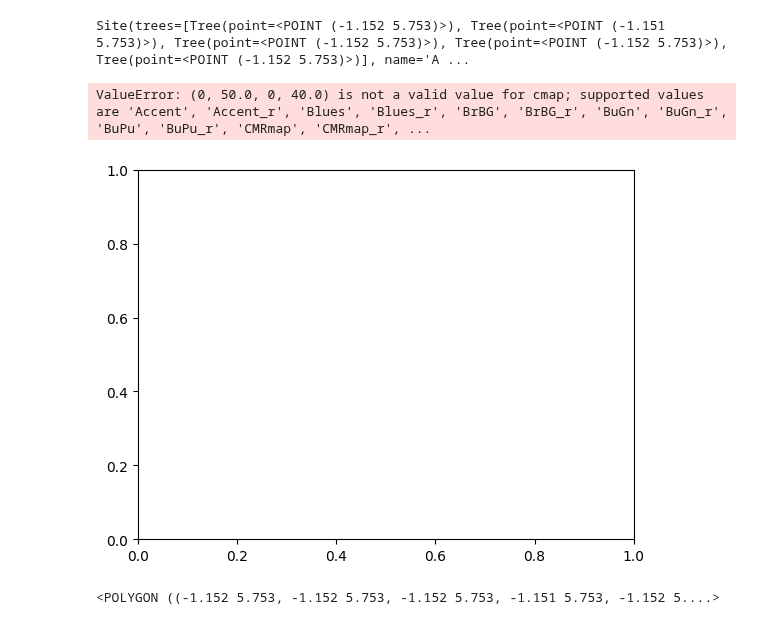
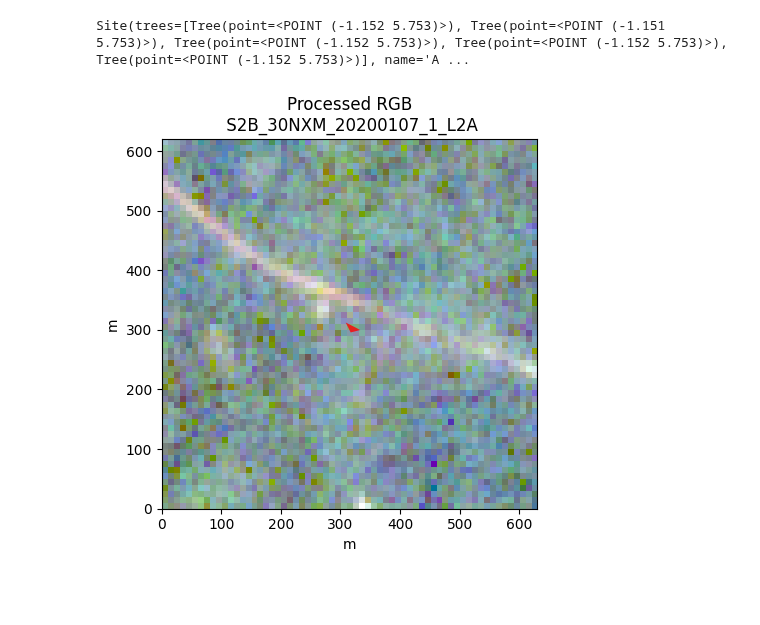
Before and after one commit to arthurgassner-synotis/forestero-skymap-poc, a Jupyter notebook: nb/4-sentinel-plot.ipynb, the cells around one changed output. Saved outputs shown, nothing was run; the diff lists cells and outputs as text; code cells hidden in the pictures; blank space fills up the shorter version.

Commit message:
feat: implement plot_over_scenes

```diff
--- a/nb/4-sentinel-plot.ipynb
+++ b/nb/4-sentinel-plot.ipynb
@@ -29,14 +33,9 @@ s
 # %% [output]
 Site(trees=[Tree(point=<POINT (-1.152 5.753)>), Tree(point=<POINT (-1.151 5.753)>), Tree(point=<POINT (-1.152 5.753)>), Tree(point=<POINT (-1.152 5.753)>), Tree(point=<POINT (-1.152 5.753)>)], name='A ...
 # %%
-ss.plot(s.polygon, padding_m=10)
+ss.plot(s.polygon, padding_m=300)
 # %% [output]
-ValueError: (0, 50.0, 0, 40.0) is not a valid value for cmap; supported values are 'Accent', 'Accent_r', 'Blues', 'Blues_r', 'BrBG', 'BrBG_r', 'BuGn', 'BuGn_r', 'BuPu', 'BuPu_r', 'CMRmap', 'CMRmap_r', ...
-[figure, old version]
+[figure, new version]
-# %%
-s.polygon
-# %% [output]
-<POLYGON ((-1.152 5.753, -1.152 5.753, -1.152 5.753, -1.151 5.753, -1.152 5....>
 # %%
 s.plot_over_scenes()
 # %% [output]
```
Also changed, not shown: parts of 3 cells of this notebook, 1 other file.
